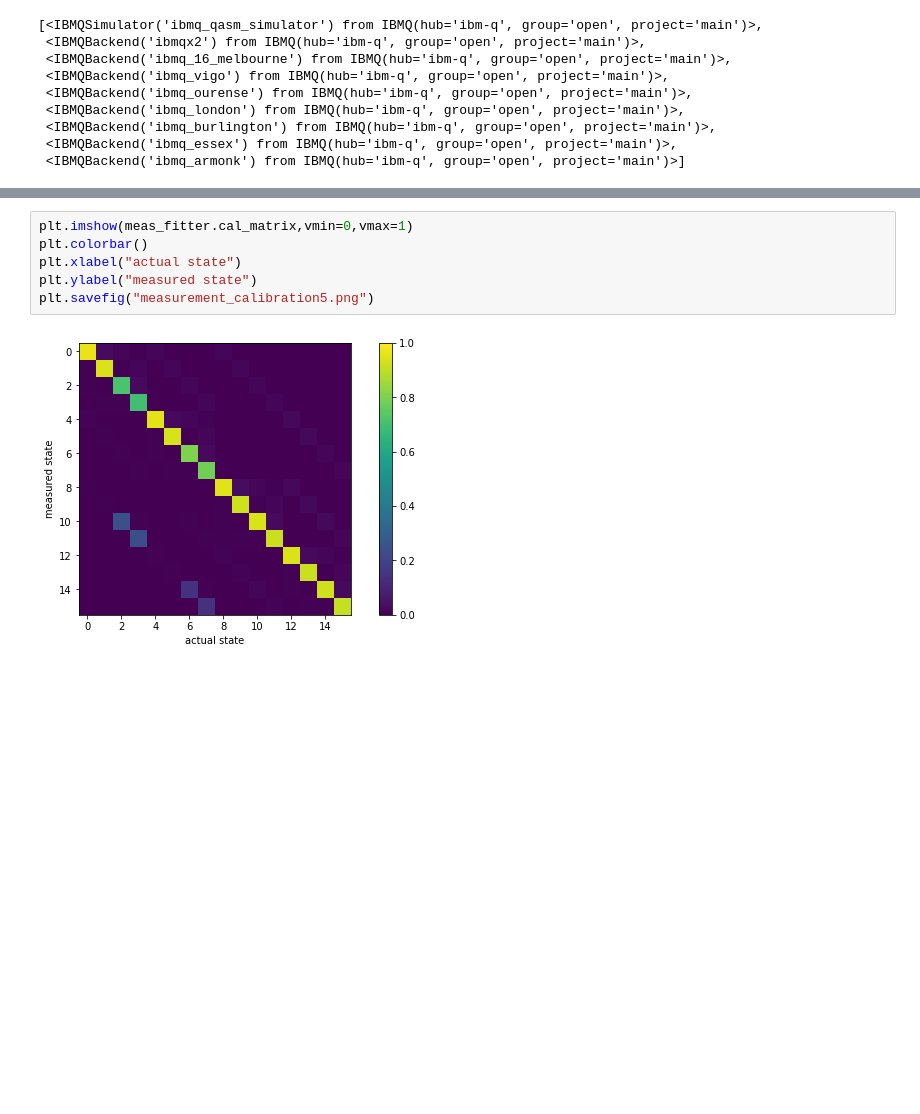
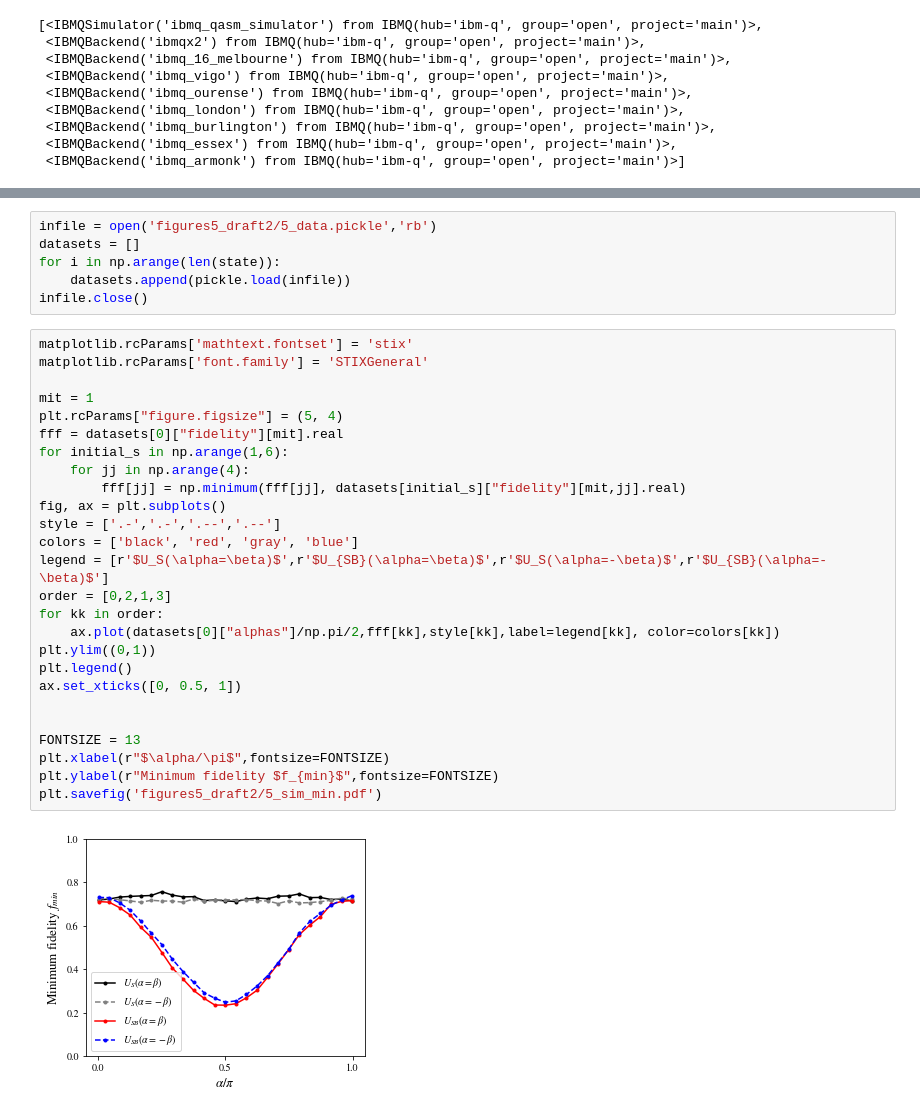
Before and after one commit to rafaelha/mbqc_wire, a Jupyter notebook: spt5_measurement_mitigation.ipynb, the cells around one changed output, grey strips where cells are left out. Saved outputs shown, nothing was run; the diff lists cells and outputs as text; blank space fills up the shorter version.

```diff
--- a/spt5_measurement_mitigation.ipynb
+++ b/spt5_measurement_mitigation.ipynb
@@ -340,8 +392,34 @@ replace_last = True
-# %%
-plt.imshow(meas_fitter.cal_matrix,vmin=0,vmax=1)
-plt.colorbar()
-plt.xlabel("actual state")
-plt.ylabel("measured state")
-plt.savefig("measurement_calibration5.png")
-# %% [output]
-[figure, removed]
+# %%
+infile = open('figures5_draft2/5_data.pickle','rb')
+datasets = []
+for i in np.arange(len(state)):
+    datasets.append(pickle.load(infile))
+infile.close()
+# %%
+matplotlib.rcParams['mathtext.fontset'] = 'stix'
+matplotlib.rcParams['font.family'] = 'STIXGeneral'
+
+mit = 1
+plt.rcParams["figure.figsize"] = (5, 4)
+fff = datasets[0]["fidelity"][mit].real
+for initial_s in np.arange(1,6):
+    for jj in np.arange(4):
+        fff[jj] = np.minimum(fff[jj], datasets[initial_s]["fidelity"][mit,jj].real)
+fig, ax = plt.subplots()
+style = ['.-','.-','.--','.--']
+colors = ['black', 'red', 'gray', 'blue']
+legend = [r'$U_S(\alpha=\beta)$',r'$U_{SB}(\alpha=\beta)$',r'$U_S(\alpha=-\beta)$',r'$U_{SB}(\alpha=-\beta)$']
+order = [0,2,1,3]
+for kk in order:
+    ax.plot(datasets[0]["alphas"]/np.pi/2,fff[kk],style[kk],label=legend[kk], color=colors[kk])
+plt.ylim((0,1))
+plt.legend()
+ax.set_xticks([0, 0.5, 1])
+
+
+FONTSIZE = 13
+plt.xlabel(r"$\alpha/\pi$",fontsize=FONTSIZE)
+plt.ylabel(r"Minimum fidelity $f_{min}$",fontsize=FONTSIZE)
+plt.savefig('figures5_draft2/5_sim_min.pdf')
+# %% [output]
+[figure, added]
```
Also changed, not shown: parts of 10 cells of this notebook.
